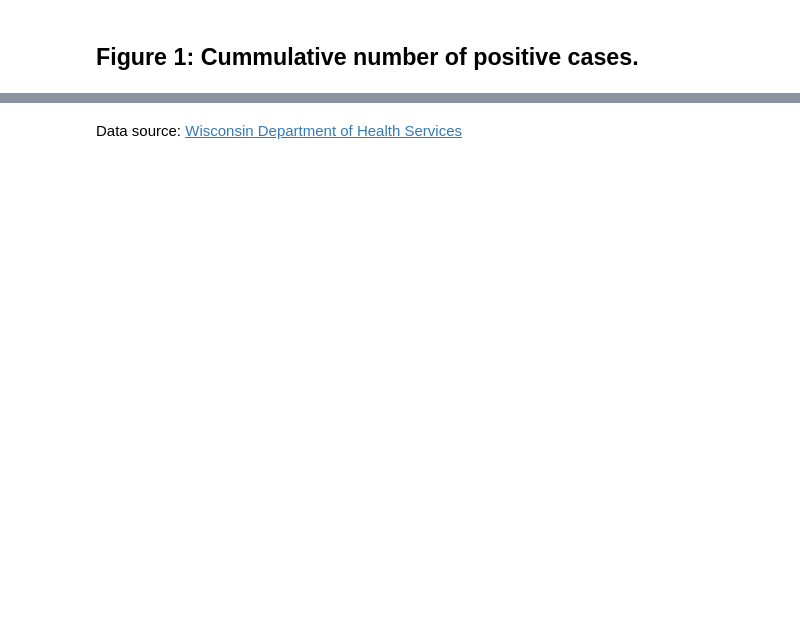
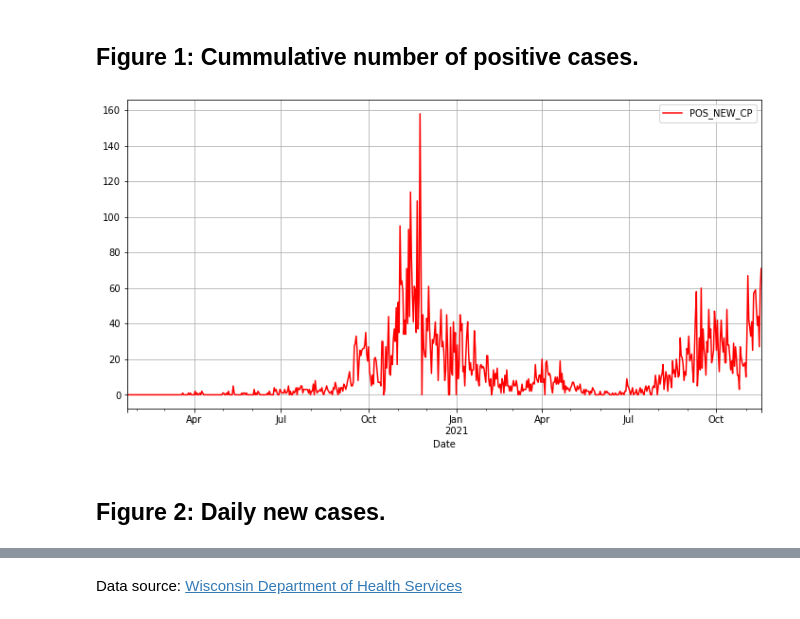
Before and after one commit to devinberg/DunnCounty_COVID19, a Jupyter notebook: DunnCounty_COVID19.ipynb, the cells around one changed output, grey strips where cells are left out. Drawn from its saved outputs; the diff is of its cells as text; code cells hidden in the pictures; blank space fills up the shorter version.

```diff
--- a/DunnCounty_COVID19.ipynb
+++ b/DunnCounty_COVID19.ipynb
@@ -29,5 +29,11 @@ dc.plot(x='Date',y='POSITIVE',color='red',grid='True',figsize=(12,6)).set_xlabel
 # %% [markdown]
 ## Figure 1: Cummulative number of positive cases.
+# %%
+dc.plot(x='Date',y='POS_NEW_CP',color='red',grid='True',figsize=(12,6)).set_xlabel('Date');
+# %% [output]
+[figure, added]
+# %% [markdown]
+## Figure 2: Daily new cases.
 # %%
 dc.plot(kind='line',x='Date',y='7_DAY',color='blue',grid='True',figsize=(12,6)).set_xlabel('Date');
 # %% [output]
```
Also changed, not shown: parts of 8 cells of this notebook.
